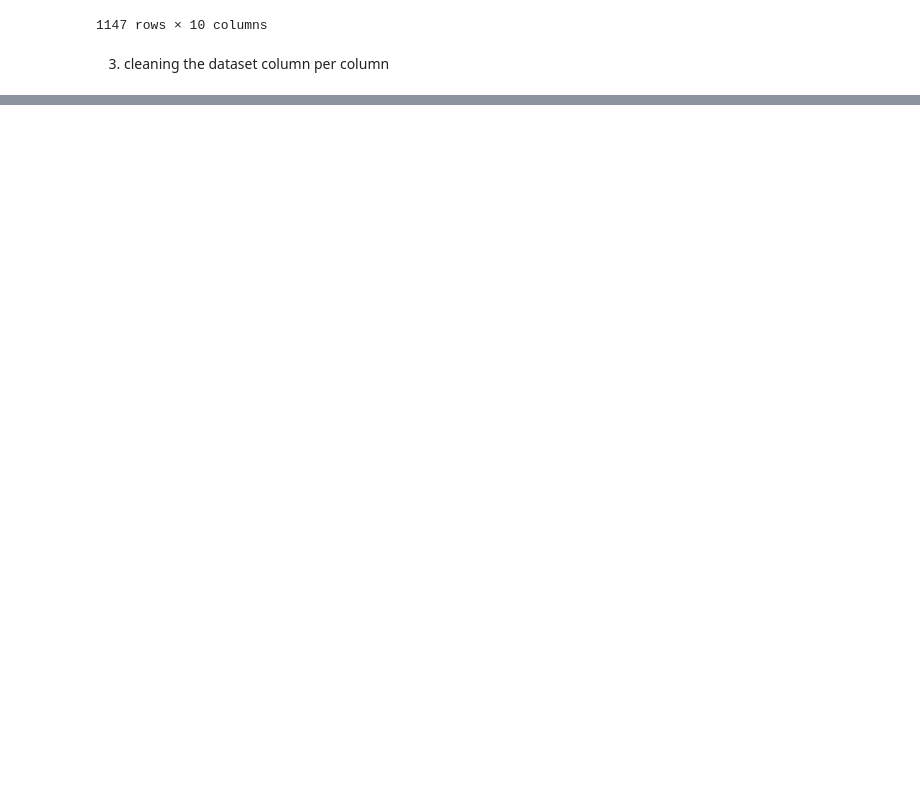
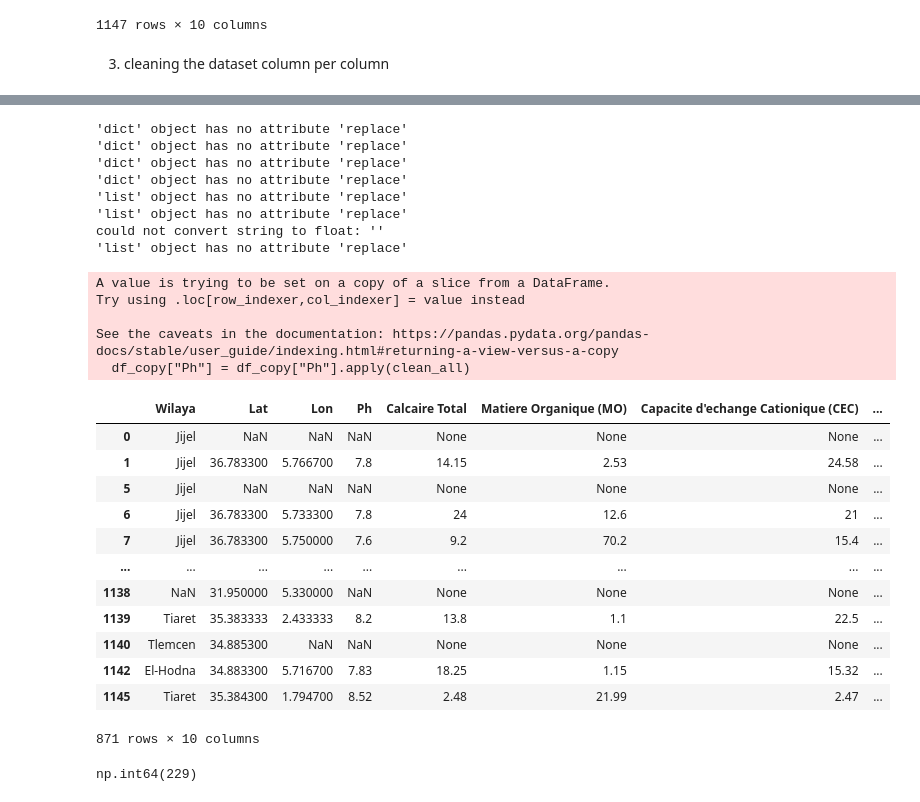
Before and after one commit to grosvenor01/having-some-fun, a Jupyter notebook: pdfExtract.ipynb, the cells around one changed output, grey strips where cells are left out. Saved outputs shown, nothing was run; the diff lists cells and outputs as text; code cells hidden in the pictures; blank space fills up the shorter version.

```diff
--- a/pdfExtract.ipynb
+++ b/pdfExtract.ipynb
@@ -125,0 +321,51 @@ df
+# %%
+def clean_all(value):
+    try :
+        if value == None or value == "":
+            return np.nan
+
+        elif isinstance(value , float) or isinstance(value , int):
+            return float(value)
+
+        value = value.replace("dS/m" , "").replace(" and " ,"-").replace(" to " ,"-")
+        if len(value.split("-")) >1:
+            return [float(value.split("-")[0]) , float(value.split("-")[1])]
+
+        else :
+            return np.nan
+
+    except Exception as e:
+        print(e)
+df_copy["Ph"] = df_copy["Ph"].apply(clean_all)
+df_copy
+# %% [output]
+'dict' object has no attribute 'replace'
+'dict' object has no attribute 'replace'
+'dict' object has no attribute 'replace'
+'dict' object has no attribute 'replace'
+'list' object has no attribute 'replace'
+'list' object has no attribute 'replace'
+could not convert string to float: ''
+'list' object has no attribute 'replace'
+A value is trying to be set on a copy of a slice from a DataFrame.
+Try using .loc[row_indexer,col_indexer] = value instead
+
+See the caveats in the documentation: https://pandas.pydata.org/pandas-docs/stable/user_guide/indexing.html#returning-a-view-versus-a-copy
+  df_copy["Ph"] = df_copy["Ph"].apply(clean_all)
+|  | Wilaya | Lat | Lon | Ph | Calcaire Total | Matiere Organique (MO) | Capacite d'echange Cationique (CEC) | ... |
+| 0 | Jijel | NaN | NaN | NaN | None | None | None | ... |
+| 1 | Jijel | 36.783300 | 5.766700 | 7.8 | 14.15 | 2.53 | 24.58 | ... |
+| 5 | Jijel | NaN | NaN | NaN | None | None | None | ... |
+| 6 | Jijel | 36.783300 | 5.733300 | 7.8 | 24 | 12.6 | 21 | ... |
+| 7 | Jijel | 36.783300 | 5.750000 | 7.6 | 9.2 | 70.2 | 15.4 | ... |
+| ... | ... | ... | ... | ... | ... | ... | ... | ... |
+| 1138 | NaN | 31.950000 | 5.330000 | NaN | None | None | None | ... |
+| 1139 | Tiaret | 35.383333 | 2.433333 | 8.2 | 13.8 | 1.1 | 22.5 | ... |
+| 1140 | Tlemcen | 34.885300 | NaN | NaN | None | None | None | ... |
+| 1142 | El-Hodna | 34.883300 | 5.716700 | 7.83 | 18.25 | 1.15 | 15.32 | ... |
+| 1145 | Tiaret | 35.384300 | 1.794700 | 8.52 | 2.48 | 21.99 | 2.47 | ... |
+871 rows × 10 columns
+# %%
+df_copy["Ph"].isna().sum()
+# %% [output]
+np.int64(229)
```
Also changed, not shown: parts of 18 cells of this notebook, 3 other files.
